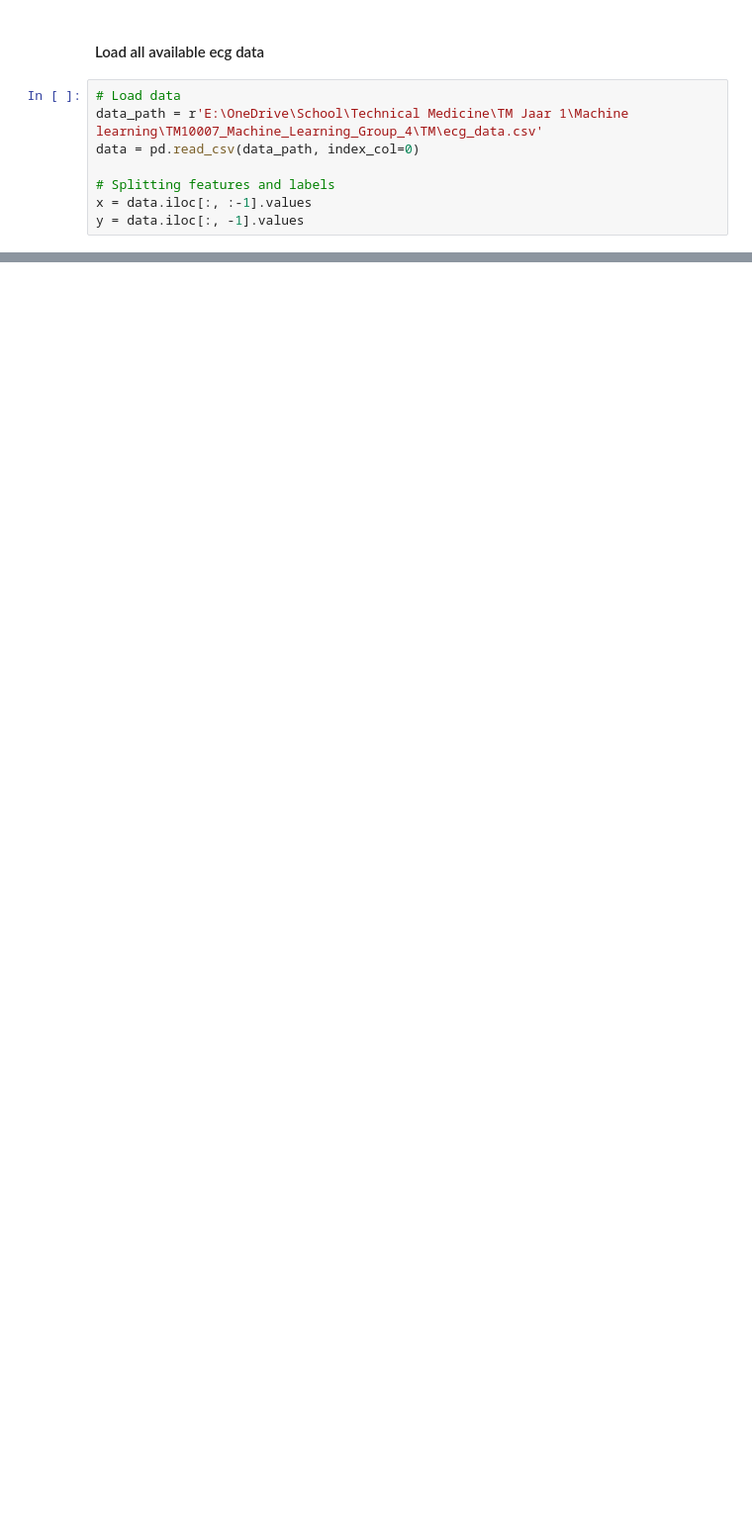
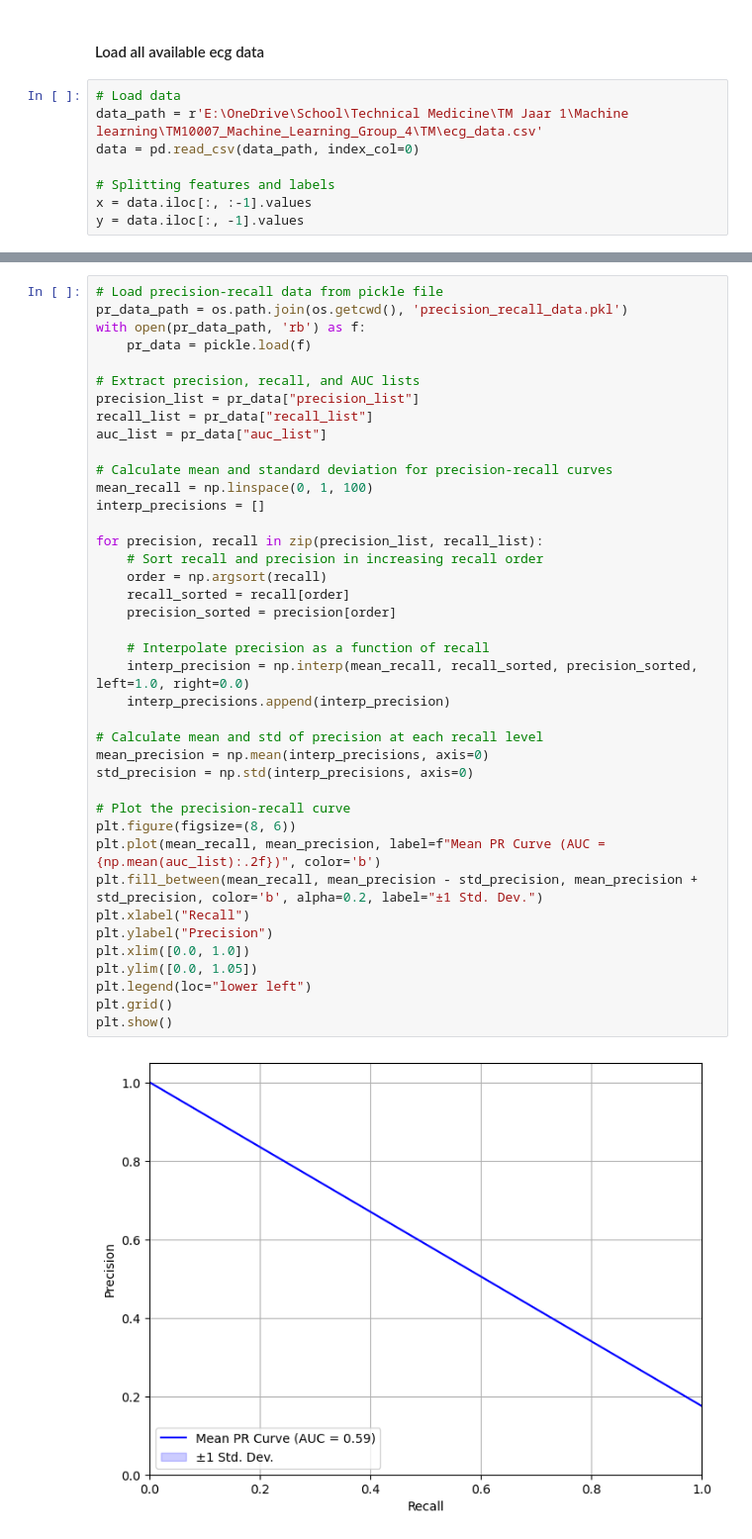
Before and after one commit to Ming842/TM10007_Machine_Learning_Group_4, a Jupyter notebook: new_RFTrainer.ipynb, the cells around one changed output, grey strips where cells are left out. Shown at 99% size. Saved outputs shown, nothing was run; the diff lists cells and outputs as text; blank space fills up the shorter version.

```diff
--- a/new_RFTrainer.ipynb
+++ b/new_RFTrainer.ipynb
@@ -133,0 +135,42 @@ Best parameters saved to e:\OneDrive\School\Technical Medicine\TM Jaar 1\Machine
+# %%
+# Load precision-recall data from pickle file
+pr_data_path = os.path.join(os.getcwd(), 'precision_recall_data.pkl')
+with open(pr_data_path, 'rb') as f:
+    pr_data = pickle.load(f)
+
+# Extract precision, recall, and AUC lists
+precision_list = pr_data["precision_list"]
+recall_list = pr_data["recall_list"]
+auc_list = pr_data["auc_list"]
+
+# Calculate mean and standard deviation for precision-recall curves
+mean_recall = np.linspace(0, 1, 100)
+interp_precisions = []
+
+for precision, recall in zip(precision_list, recall_list):
+    # Sort recall and precision in increasing recall order
+    order = np.argsort(recall)
+    recall_sorted = recall[order]
+    precision_sorted = precision[order]
+
+    # Interpolate precision as a function of recall
+    interp_precision = np.interp(mean_recall, recall_sorted, precision_sorted, left=1.0, right=0.0)
+    interp_precisions.append(interp_precision)
+
+# Calculate mean and std of precision at each recall level
+mean_precision = np.mean(interp_precisions, axis=0)
+std_precision = np.std(interp_precisions, axis=0)
+
+# Plot the precision-recall curve
+plt.figure(figsize=(8, 6))
+plt.plot(mean_recall, mean_precision, label=f"Mean PR Curve (AUC = {np.mean(auc_list):.2f})", color='b')
+plt.fill_between(mean_recall, mean_precision - std_precision, mean_precision + std_precision, color='b', alpha=0.2, label="±1 Std. Dev.")
+plt.xlabel("Recall")
+plt.ylabel("Precision")
+plt.xlim([0.0, 1.0])
+plt.ylim([0.0, 1.05])
+plt.legend(loc="lower left")
+plt.grid()
+plt.show()
+# %% [output]
+[figure, added]
```
Also changed, not shown: parts of 2 cells of this notebook, 2 other files.
